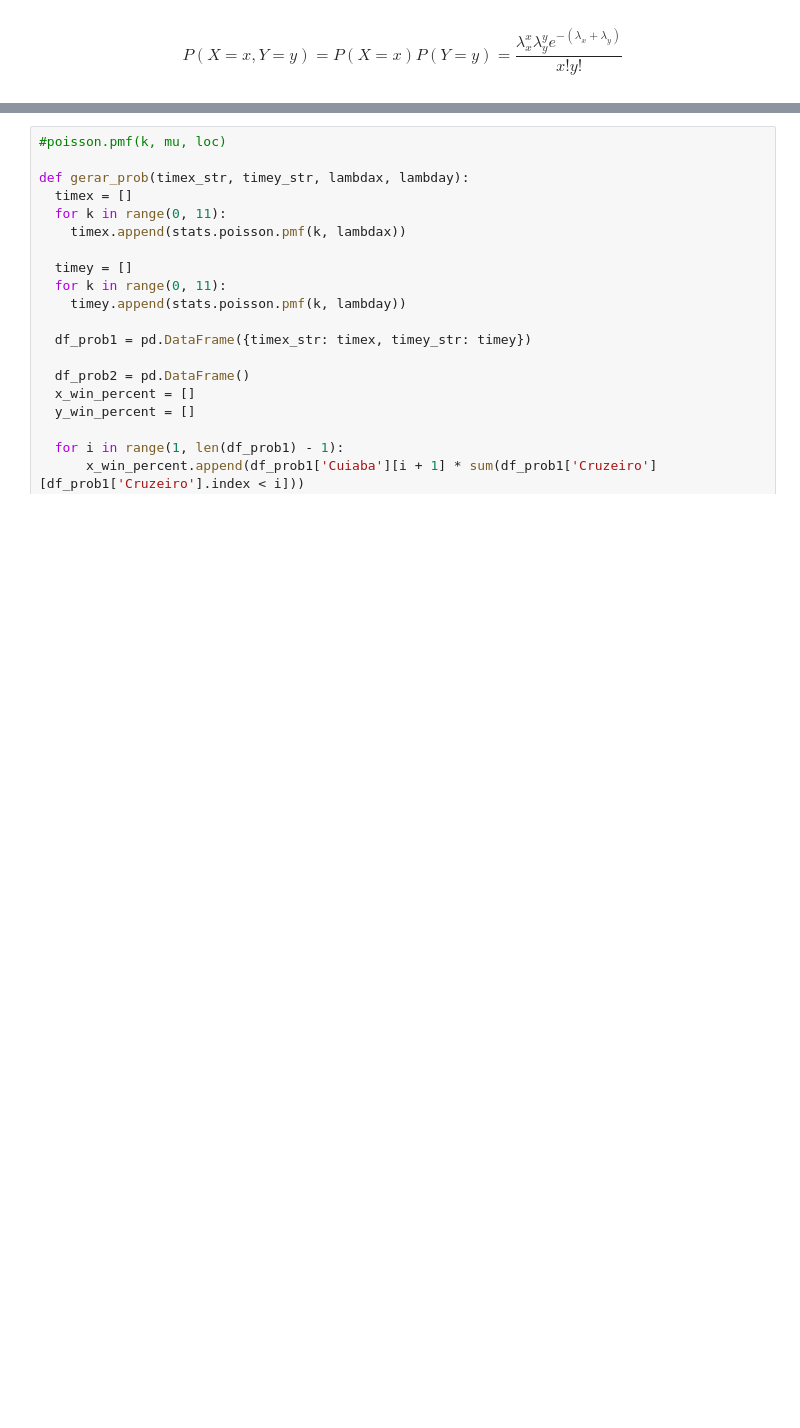
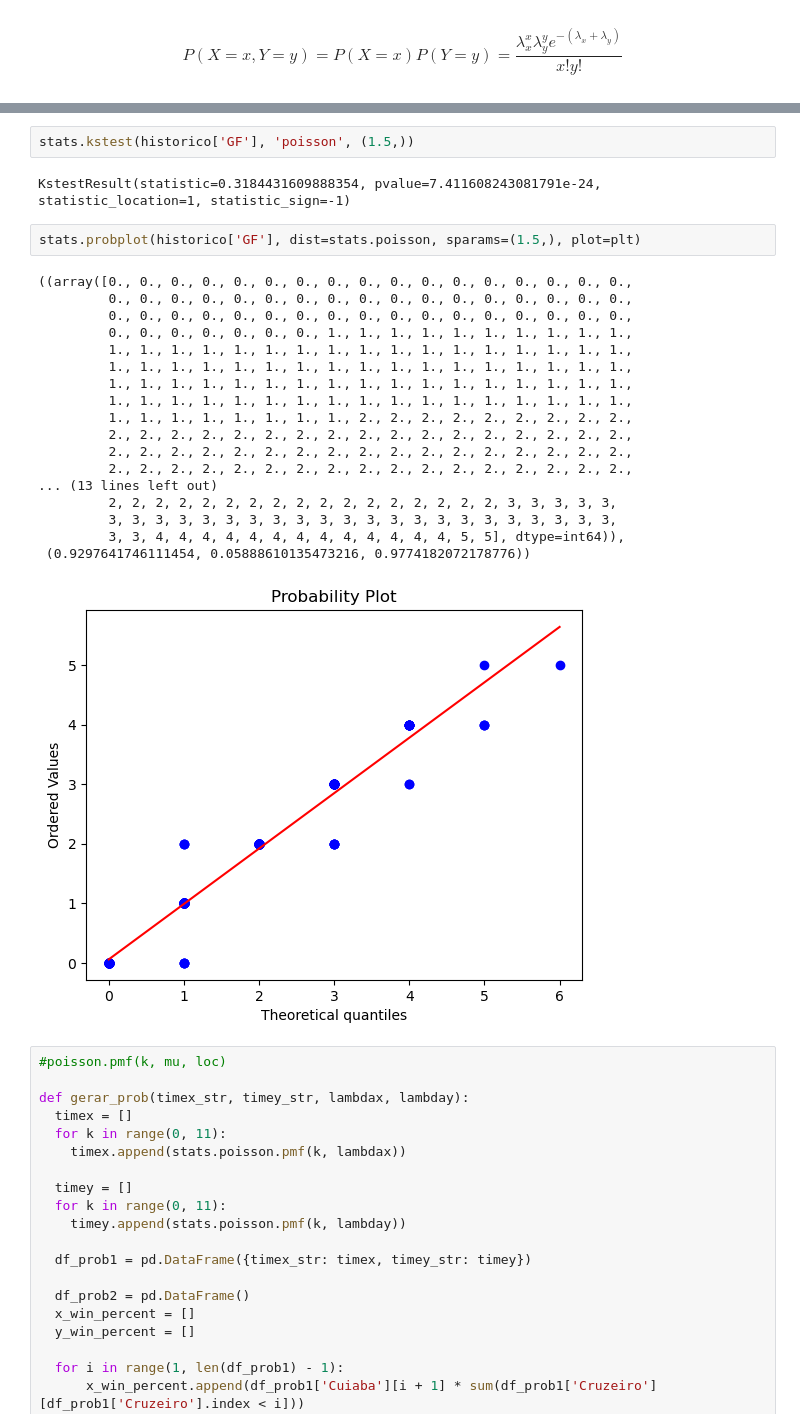
Before and after one commit to salvnetto/GOALS, a Jupyter notebook: poisson_independente.ipynb, the cells around one changed output, grey strips where cells are left out. Saved outputs shown, nothing was run; the diff lists cells and outputs as text; blank space fills up the shorter version.

```diff
--- a/poisson_independente.ipynb
+++ b/poisson_independente.ipynb
@@ -15,3 +59,28 @@ $$P(X=x, Y=y)=P(X=x)P(Y=y)=\frac{\lambda_{x}^{x}\lambda_{y}^{y}e^{-(\lambda_x+\l
+# %%
+stats.kstest(historico['GF'], 'poisson', (1.5,))
+# %% [output]
+KstestResult(statistic=0.3184431609888354, pvalue=7.411608243081791e-24, statistic_location=1, statistic_sign=-1)
+# %%
+stats.probplot(historico['GF'], dist=stats.poisson, sparams=(1.5,), plot=plt)
+# %% [output]
+((array([0., 0., 0., 0., 0., 0., 0., 0., 0., 0., 0., 0., 0., 0., 0., 0., 0.,
+         0., 0., 0., 0., 0., 0., 0., 0., 0., 0., 0., 0., 0., 0., 0., 0., 0.,
+         0., 0., 0., 0., 0., 0., 0., 0., 0., 0., 0., 0., 0., 0., 0., 0., 0.,
+         0., 0., 0., 0., 0., 0., 0., 1., 1., 1., 1., 1., 1., 1., 1., 1., 1.,
+         1., 1., 1., 1., 1., 1., 1., 1., 1., 1., 1., 1., 1., 1., 1., 1., 1.,
+         1., 1., 1., 1., 1., 1., 1., 1., 1., 1., 1., 1., 1., 1., 1., 1., 1.,
+         1., 1., 1., 1., 1., 1., 1., 1., 1., 1., 1., 1., 1., 1., 1., 1., 1.,
+         1., 1., 1., 1., 1., 1., 1., 1., 1., 1., 1., 1., 1., 1., 1., 1., 1.,
+         1., 1., 1., 1., 1., 1., 1., 1., 2., 2., 2., 2., 2., 2., 2., 2., 2.,
+         2., 2., 2., 2., 2., 2., 2., 2., 2., 2., 2., 2., 2., 2., 2., 2., 2.,
+         2., 2., 2., 2., 2., 2., 2., 2., 2., 2., 2., 2., 2., 2., 2., 2., 2.,
+         2., 2., 2., 2., 2., 2., 2., 2., 2., 2., 2., 2., 2., 2., 2., 2., 2.,
+... (13 lines left out)
+         2, 2, 2, 2, 2, 2, 2, 2, 2, 2, 2, 2, 2, 2, 2, 2, 2, 3, 3, 3, 3, 3,
+         3, 3, 3, 3, 3, 3, 3, 3, 3, 3, 3, 3, 3, 3, 3, 3, 3, 3, 3, 3, 3, 3,
+         3, 3, 4, 4, 4, 4, 4, 4, 4, 4, 4, 4, 4, 4, 4, 5, 5], dtype=int64)),
+ (0.9297641746111454, 0.05888610135473216, 0.9774182072178776))
+[figure, added]
 # %%
 #poisson.pmf(k, mu, loc)
 
```
Also changed, not shown: parts of 12 cells of this notebook, 6 other files.
